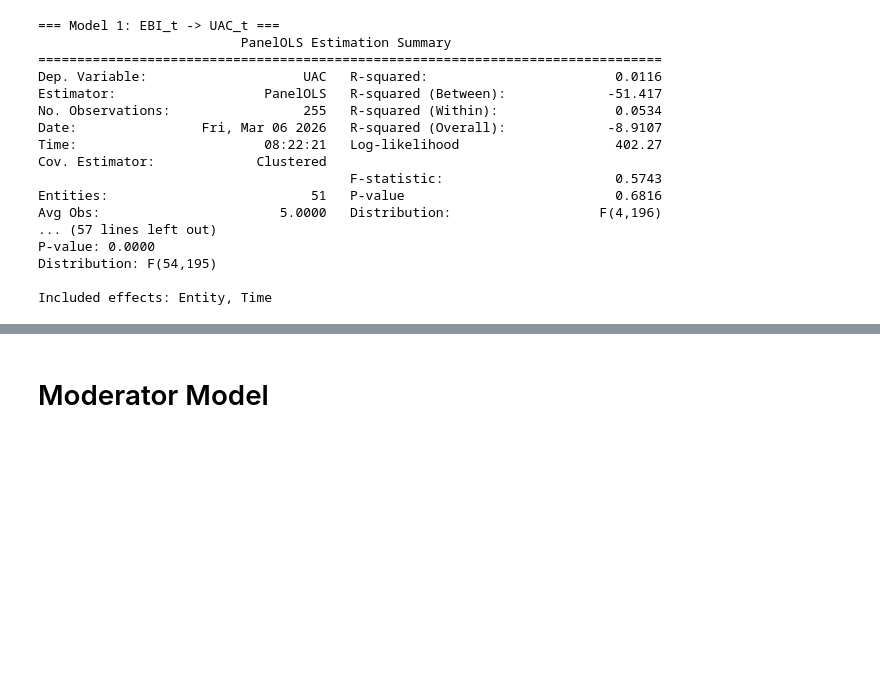
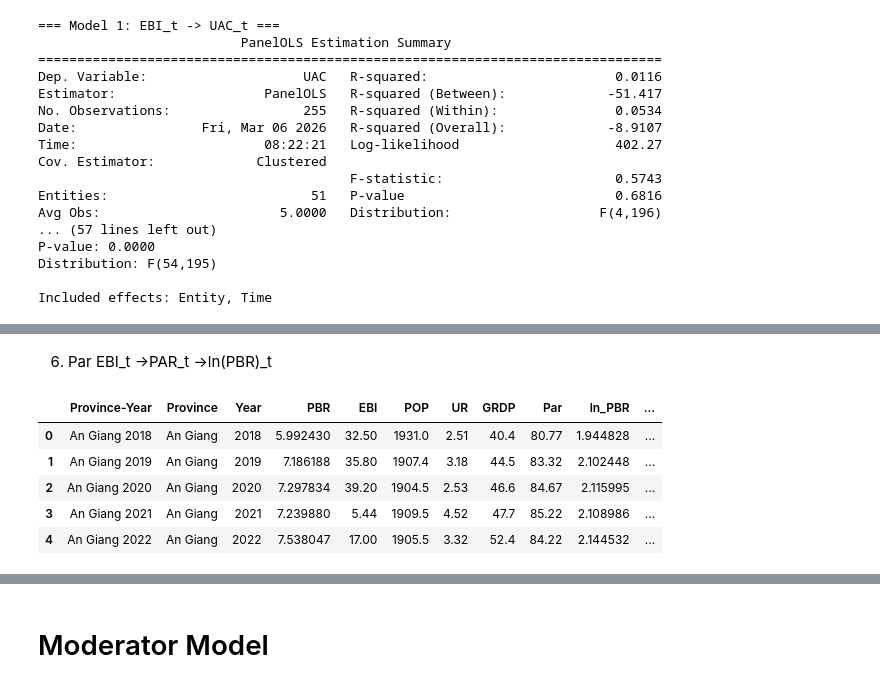
Before and after one commit to na2003-gif/EBI, a Jupyter notebook: EBI280225_MedE.ipynb, the cells around one changed output, grey strips where cells are left out. Cells and saved outputs as stored; diff of their text form; code cells hidden in the pictures; blank space fills up the shorter version.

```diff
--- a/EBI280225_MedE.ipynb
+++ b/EBI280225_MedE.ipynb
@@ -610,0 +695,22 @@ Included effects: Entity, Time
+# %% [markdown]
+6. Par
+EBI_t ->PAR_t ->ln(PBR)_t
+# %%
+import pandas as pd
+
+file_path = '/content/EBI.5y.medvar.Par.xlsx'
+dpar = pd.read_excel(file_path)
+import numpy as np
+# Strip whitespace from column names
+dpar.columns = dpar.columns.str.strip()
+dpar['ln_PBR'] = np.log1p(dpar['PBR'])
+dpar['ln_GRDP'] = np.log1p(dpar['GRDP'])
+dpar['ln_POP'] = np.log1p(dpar['POP']) # Corrected line
+display(dpar.head())
+# %% [output]
+|  | Province-Year | Province | Year | PBR | EBI | POP | UR | GRDP | Par | ln_PBR | ... |
+| 0 | An Giang 2018 | An Giang | 2018 | 5.992430 | 32.50 | 1931.0 | 2.51 | 40.4 | 80.77 | 1.944828 | ... |
+| 1 | An Giang 2019 | An Giang | 2019 | 7.186188 | 35.80 | 1907.4 | 3.18 | 44.5 | 83.32 | 2.102448 | ... |
+| 2 | An Giang 2020 | An Giang | 2020 | 7.297834 | 39.20 | 1904.5 | 2.53 | 46.6 | 84.67 | 2.115995 | ... |
+| 3 | An Giang 2021 | An Giang | 2021 | 7.239880 | 5.44 | 1909.5 | 4.52 | 47.7 | 85.22 | 2.108986 | ... |
+| 4 | An Giang 2022 | An Giang | 2022 | 7.538047 | 17.00 | 1905.5 | 3.32 | 52.4 | 84.22 | 2.144532 | ... |
```
Also changed, not shown: parts of 6 cells of this notebook.
